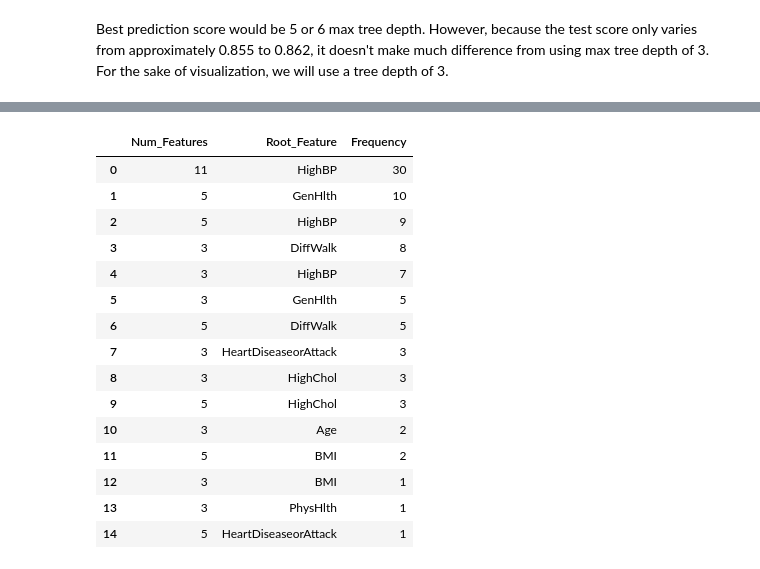
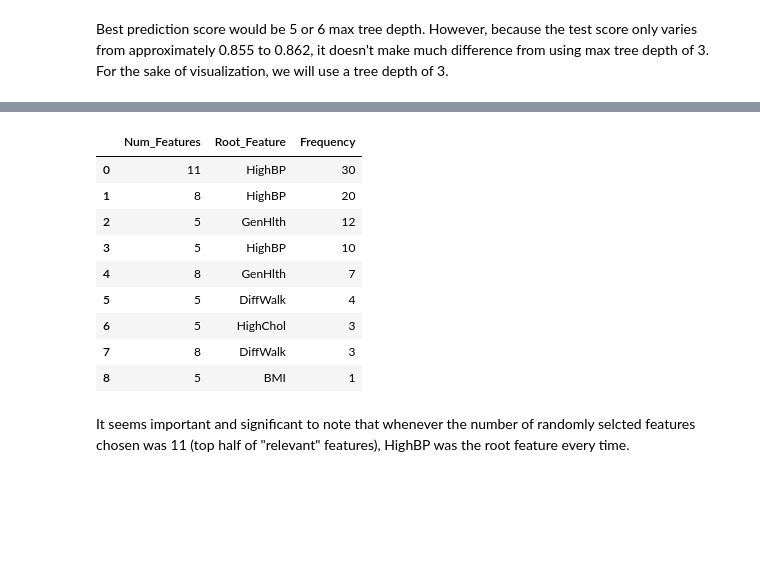
Before and after one commit to singfila/data110_diabetes_project, a Jupyter notebook: data110_final_project.ipynb, the cells around one changed output, grey strips where cells are left out. Cells and saved outputs as stored; diff of their text form; code cells hidden in the pictures; blank space fills up the shorter version.

```diff
--- a/data110_final_project.ipynb
+++ b/data110_final_project.ipynb
@@ -298,21 +297,17 @@ decision_tree = train_and_visualize_tree(X_train_selected, y_train, max_depth=3)
 # %%
-n_features_list = [3, 5, len(X_train.columns)]
+n_features_list = [5, 8, len(X_train.columns)]
 informative_results = evaluate_most_informative(X_train, X_test, y_train, y_test, n_features_list)
 informative_results
 # %% [output]
 |  | Num_Features | Root_Feature | Frequency |
 | 0 | 11 | HighBP | 30 |
-| 1 | 5 | GenHlth | 10 |
-| 2 | 5 | HighBP | 9 |
-| 3 | 3 | DiffWalk | 8 |
-| 4 | 3 | HighBP | 7 |
-| 5 | 3 | GenHlth | 5 |
-| 6 | 5 | DiffWalk | 5 |
-| 7 | 3 | HeartDiseaseorAttack | 3 |
-| 8 | 3 | HighChol | 3 |
-| 9 | 5 | HighChol | 3 |
-| 10 | 3 | Age | 2 |
-| 11 | 5 | BMI | 2 |
-| 12 | 3 | BMI | 1 |
-| 13 | 3 | PhysHlth | 1 |
-| 14 | 5 | HeartDiseaseorAttack | 1 |
+| 1 | 8 | HighBP | 20 |
+| 2 | 5 | GenHlth | 12 |
+| 3 | 5 | HighBP | 10 |
+| 4 | 8 | GenHlth | 7 |
+| 5 | 5 | DiffWalk | 4 |
+| 6 | 5 | HighChol | 3 |
+| 7 | 8 | DiffWalk | 3 |
+| 8 | 5 | BMI | 1 |
+# %% [markdown]
+It seems important and significant to note that whenever the number of randomly selcted features chosen was 11 (top half of "relevant" features), HighBP was the root feature every time.
```
Also changed, not shown: parts of 2 cells of this notebook.
